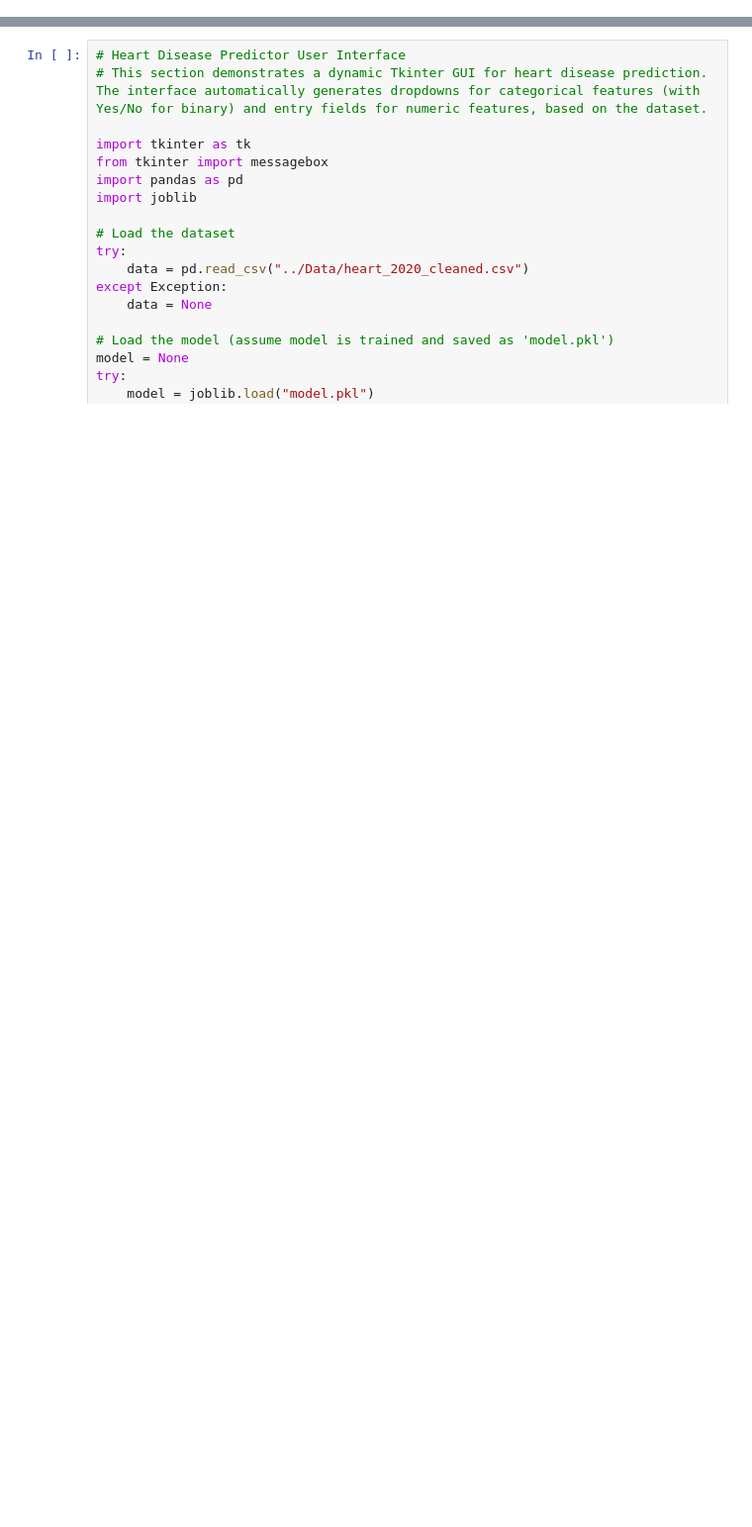
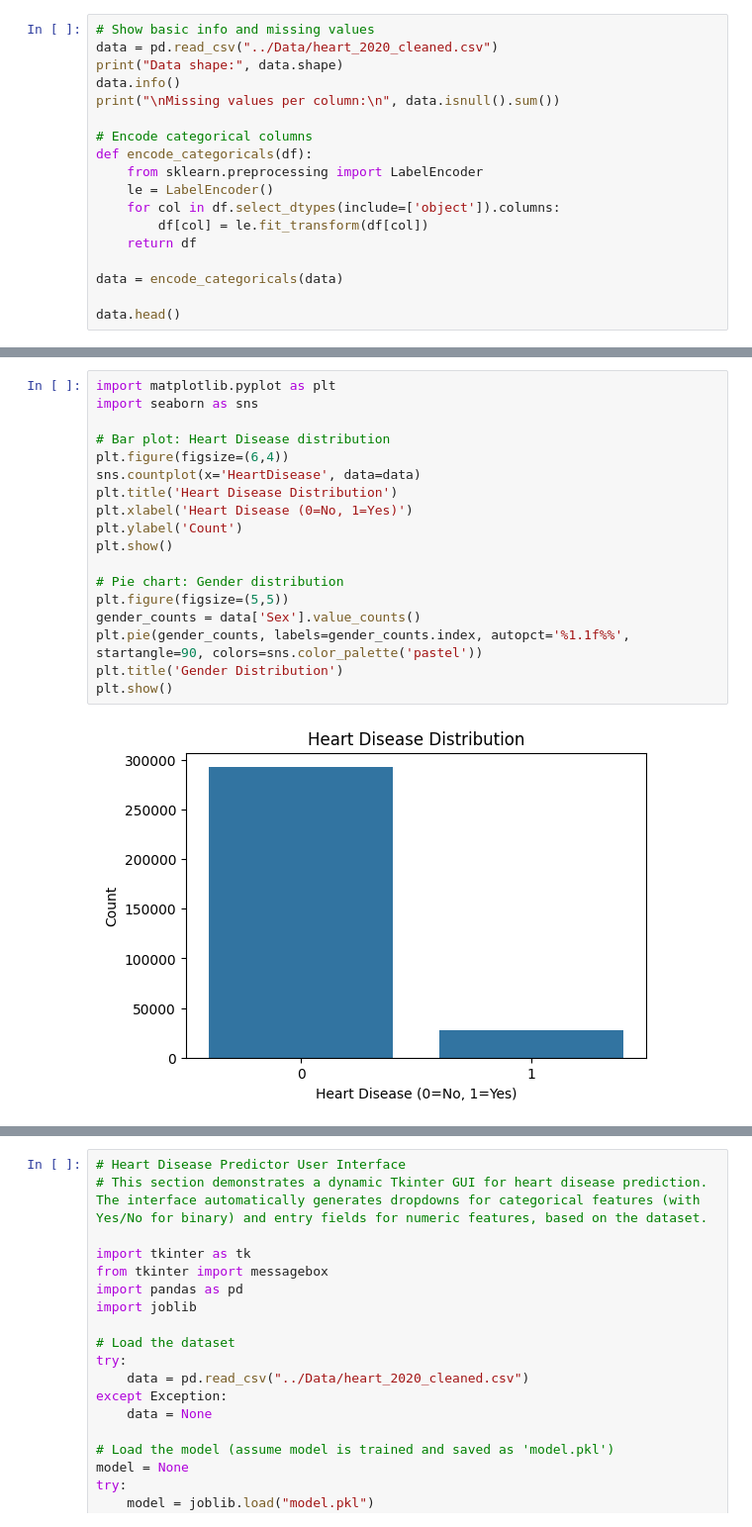
Before and after one commit to 208ahadhasan/Heart-Disease-Predictor, a Jupyter notebook: Notebook/heart_disease_prediction.ipynb, the cells around one changed output, grey strips where cells are left out. Shown: that part at 99% size. Drawn from its saved outputs; the diff is of its cells as text; blank space fills up the shorter version.

```diff
--- a/Notebook/heart_disease_prediction.ipynb
+++ b/Notebook/heart_disease_prediction.ipynb
@@ -62,0 +90,18 @@ weighted avg       0.87      0.90      0.88     63959
+# %%
+# Show basic info and missing values
+data = pd.read_csv("../Data/heart_2020_cleaned.csv")
+print("Data shape:", data.shape)
+data.info()
+print("\nMissing values per column:\n", data.isnull().sum())
+
+# Encode categorical columns
+def encode_categoricals(df):
+    from sklearn.preprocessing import LabelEncoder
+    le = LabelEncoder()
+    for col in df.select_dtypes(include=['object']).columns:
+        df[col] = le.fit_transform(df[col])
+    return df
+
+data = encode_categoricals(data)
+
+data.head()
@@ -62,0 +132,20 @@ weighted avg       0.87      0.90      0.88     63959
+# %%
+import matplotlib.pyplot as plt
+import seaborn as sns
+
+# Bar plot: Heart Disease distribution
+plt.figure(figsize=(6,4))
+sns.countplot(x='HeartDisease', data=data)
+plt.title('Heart Disease Distribution')
+plt.xlabel('Heart Disease (0=No, 1=Yes)')
+plt.ylabel('Count')
+plt.show()
+
+# Pie chart: Gender distribution
+plt.figure(figsize=(5,5))
+gender_counts = data['Sex'].value_counts()
+plt.pie(gender_counts, labels=gender_counts.index, autopct='%1.1f%%', startangle=90, colors=sns.color_palette('pastel'))
+plt.title('Gender Distribution')
+plt.show()
+# %% [output]
+[figure, added]
```
Also changed, not shown: parts of 12 cells of this notebook.
